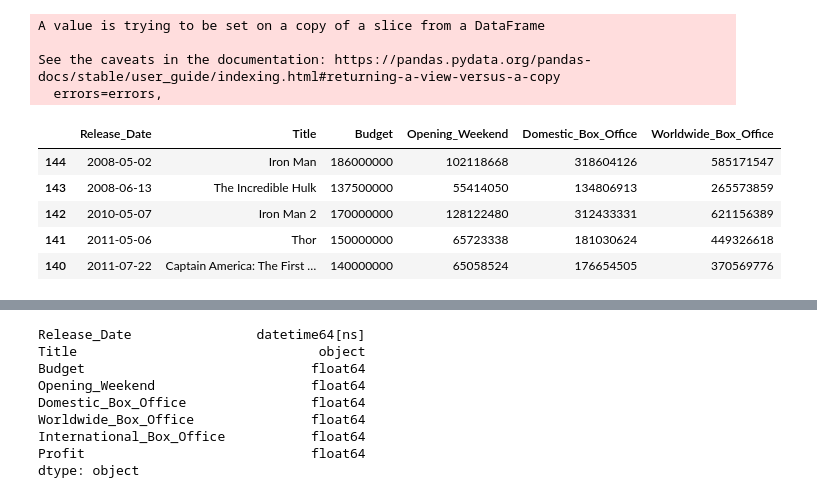
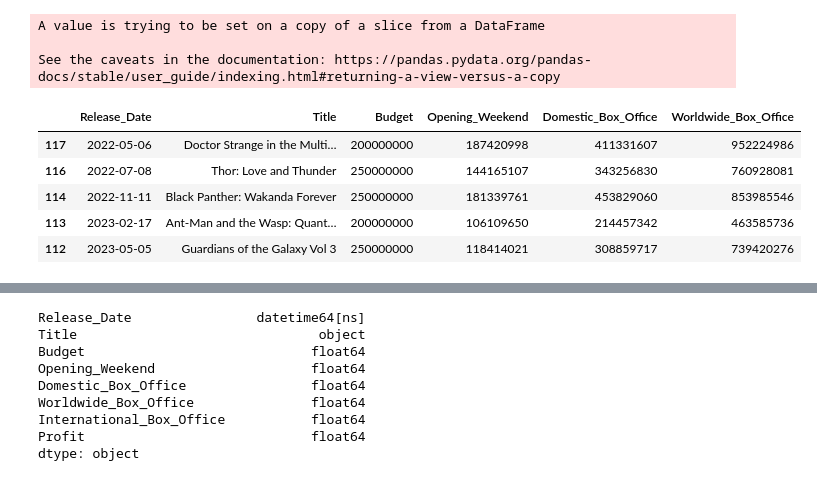
Before and after one commit to Kevin-McConchie/Marvel-Box-Office, a Jupyter notebook: Marvel_Box_Office.ipynb, the cells around one changed output, grey strips where cells are left out. Cells and saved outputs as stored; diff of their text form; code cells hidden in the pictures.

```diff
--- a/Marvel_Box_Office.ipynb
+++ b/Marvel_Box_Office.ipynb
@@ -11,38 +11,37 @@ from plotly.subplots import make_subplots
 # %%
 #Read Excel file
 df = pd.read_excel('./Resources/The_Numbers_Data.xlsx')
 
 #check right rows to select
 # print(df.loc[99:144])
 
 #create df
-movies_df = df.loc[112:144]
+movies_df = df.loc[101:144]
 
 #Labels for columns
 movies_df.rename(columns={'The Numbers - Where Data and Movies Meet':'Release_Date',
                           'Unnamed: 1':'Title', 'Unnamed: 2':'Budget','Unnamed: 3':'Opening_Weekend',
                             'Unnamed: 4':'Domestic_Box_Office','Unnamed: 5':'Worldwide_Box_Office'}, inplace = True)
-# Drop Werewolf by Night as no numbers
-movies_df = movies_df.drop(115)
+# Drop Werewolf by Night as no numbers along with NaN numbers
+movies_df = movies_df.drop(115).dropna()
 # Assign budget for Wakanda Forever
 movies_df.at[114,'Budget']=250000000
 
 # Change to date with datetime
 movies_df['Release_Date'] = pd.to_datetime(movies_df['Release_Date'])
 # Change date to ascending order
 movies_df.sort_values(by='Release_Date', inplace=True)
-movies_df.head()
+movies_df.tail()
 # %% [output]
 A value is trying to be set on a copy of a slice from a DataFrame
 
 See the caveats in the documentation: https://pandas.pydata.org/pandas-docs/stable/user_guide/indexing.html#returning-a-view-versus-a-copy
-  errors=errors,
 |  | Release_Date | Title | Budget | Opening_Weekend | Domestic_Box_Office | Worldwide_Box_Office |
-| 144 | 2008-05-02 | Iron Man | 186000000 | 102118668 | 318604126 | 585171547 |
-| 143 | 2008-06-13 | The Incredible Hulk | 137500000 | 55414050 | 134806913 | 265573859 |
-| 142 | 2010-05-07 | Iron Man 2 | 170000000 | 128122480 | 312433331 | 621156389 |
-| 141 | 2011-05-06 | Thor | 150000000 | 65723338 | 181030624 | 449326618 |
-| 140 | 2011-07-22 | Captain America: The First … | 140000000 | 65058524 | 176654505 | 370569776 |
+| 117 | 2022-05-06 | Doctor Strange in the Multi… | 200000000 | 187420998 | 411331607 | 952224986 |
+| 116 | 2022-07-08 | Thor: Love and Thunder | 250000000 | 144165107 | 343256830 | 760928081 |
+| 114 | 2022-11-11 | Black Panther: Wakanda Forever | 250000000 | 181339761 | 453829060 | 853985546 |
+| 113 | 2023-02-17 | Ant-Man and the Wasp: Quant… | 200000000 | 106109650 | 214457342 | 463585736 |
+| 112 | 2023-05-05 | Guardians of the Galaxy Vol 3 | 250000000 | 118414021 | 308859717 | 739420276 |
 # %%
 # create total box office and profit columns
 # movies_df['Total_Box_Office'] = movies_df.loc[:,['Domestic_Box_Office','Worldwide_Box_Office']].sum(axis=1)
```
Also changed, not shown: parts of 5 cells of this notebook, 2 other files.
